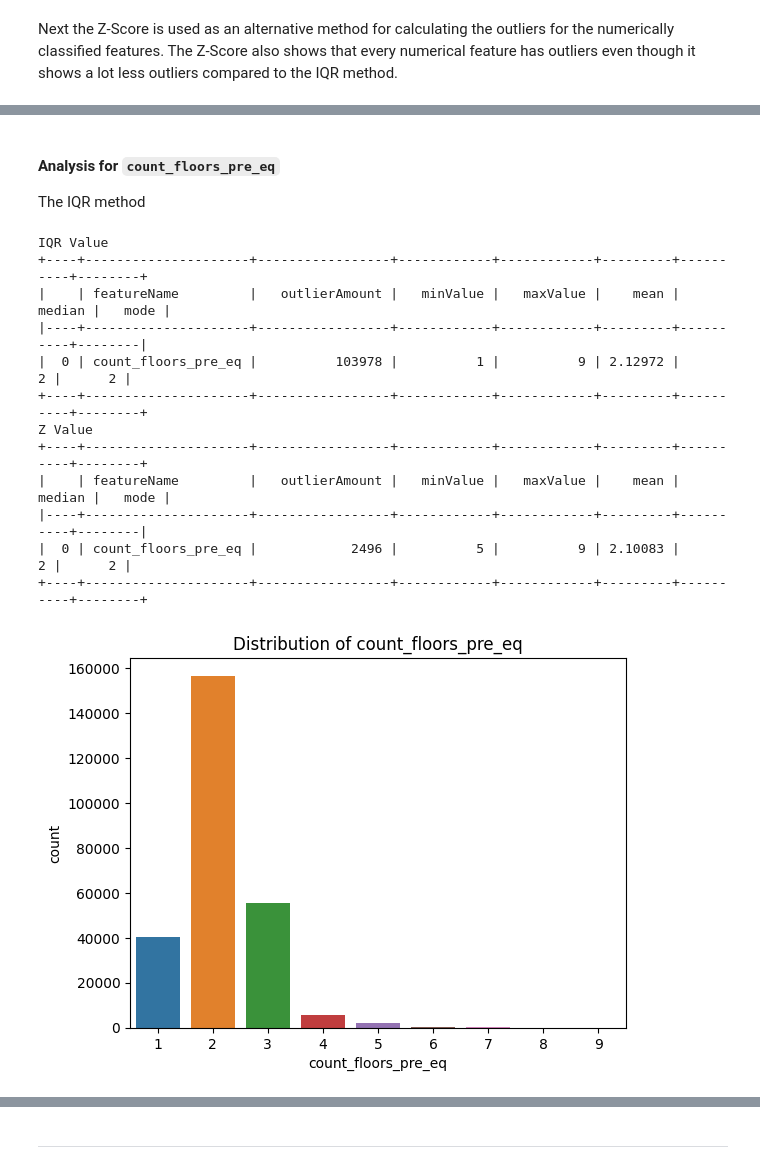
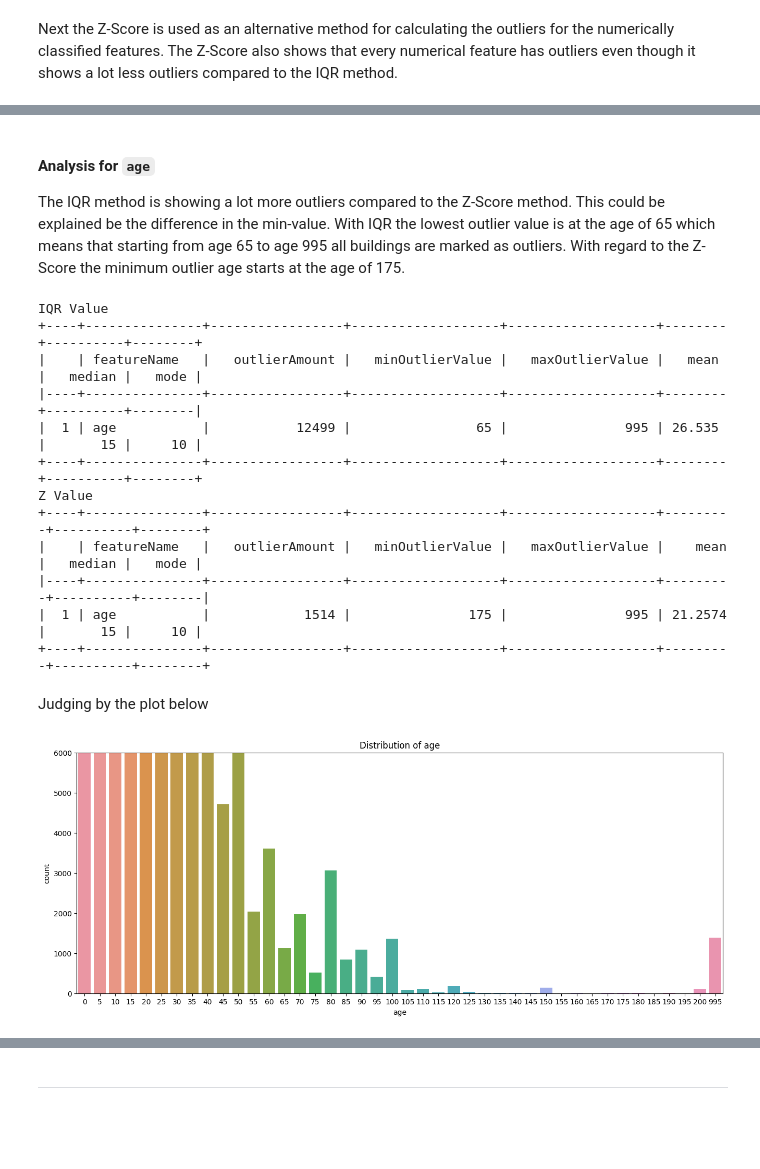
Before and after one commit to Sidies/-2015_Gorkha_earthquake_damage_prediction, a Jupyter notebook: notebooks/1.0-tyrell-data-cleaning.ipynb, the cells around one changed output, grey strips where cells are left out. Cells and saved outputs as stored; diff of their text form; code cells hidden in the pictures; blank space fills up the shorter version.

Commit message:
added further data cleaning analysis

```diff
--- a/notebooks/1.0-tyrell-data-cleaning.ipynb
+++ b/notebooks/1.0-tyrell-data-cleaning.ipynb
@@ -120,3 +133,6 @@ numerical_columns = [
+# %%
+categorical_columns.remove('building_id')
+train_df = train_df.drop('building_id', axis=1)
 # %% [markdown]
 ## Finding Outliers in the dataset
 ---
@@ -205,9 +221,9 @@ print(tabulate(outlier_Z__df, headers='keys', tablefmt='psql'))
-# %% [markdown]
-#### Analysis for `count_floors_pre_eq`
-The IQR method
+# %% [markdown]
+#### Analysis for `age`
+The IQR method is showing a lot more outliers compared to the Z-Score method. This could be explained be the difference in the min-value. With IQR the lowest outlier value is at the age of 65 which means that starting from age 65 to age 995 all buildings are marked as outliers. With regard to the Z-Score the minimum outlier age starts at the age of 175.
 # %%
-fromIQR_df = outlier_IQR_df[outlier_IQR_df['featureName'] == 'count_floors_pre_eq']
-fromZ_df = outlier_Z__df[outlier_Z__df['featureName'] == 'count_floors_pre_eq']
+fromIQR_df = outlier_IQR_df[outlier_IQR_df['featureName'] == 'age']
+fromZ_df = outlier_Z__df[outlier_Z__df['featureName'] == 'age']
 
 print('IQR Value')
 print(tabulate(fromIQR_df, headers='keys', tablefmt='psql'))
@@ -215,22 +231,27 @@ print('Z Value')
 print(tabulate(fromZ_df, headers='keys', tablefmt='psql'))
 # %% [output]
 IQR Value
-+----+---------------------+-----------------+------------+------------+---------+----------+--------+
-|    | featureName         |   outlierAmount |   minValue |   maxValue |    mean |   median |   mode |
-|----+---------------------+-----------------+------------+------------+---------+----------+--------|
-|  0 | count_floors_pre_eq |          103978 |          1 |          9 | 2.12972 |        2 |      2 |
-+----+---------------------+-----------------+------------+------------+---------+----------+--------+
++----+---------------+-----------------+-------------------+-------------------+--------+----------+--------+
+|    | featureName   |   outlierAmount |   minOutlierValue |   maxOutlierValue |   mean |   median |   mode |
+|----+---------------+-----------------+-------------------+-------------------+--------+----------+--------|
+|  1 | age           |           12499 |                65 |               995 | 26.535 |       15 |     10 |
++----+---------------+-----------------+-------------------+-------------------+--------+----------+--------+
 Z Value
-+----+---------------------+-----------------+------------+------------+---------+----------+--------+
-|    | featureName         |   outlierAmount |   minValue |   maxValue |    mean |   median |   mode |
-|----+---------------------+-----------------+------------+------------+---------+----------+--------|
-|  0 | count_floors_pre_eq |            2496 |          5 |          9 | 2.10083 |        2 |      2 |
-+----+---------------------+-----------------+------------+------------+---------+----------+--------+
++----+---------------+-----------------+-------------------+-------------------+---------+----------+--------+
+|    | featureName   |   outlierAmount |   minOutlierValue |   maxOutlierValue |    mean |   median |   mode |
+|----+---------------+-----------------+-------------------+-------------------+---------+----------+--------|
+|  1 | age           |            1514 |               175 |               995 | 21.2574 |       15 |     10 |
++----+---------------+-----------------+-------------------+-------------------+---------+----------+--------+
+# %% [markdown]
+Judging by the plot below
 # %%
 # Plotting the distribution
-sns.countplot(data=train_df, x='count_floors_pre_eq')
-plt.title("Distribution of count_floors_pre_eq")
-plt.savefig('../reports/figures/count_floors_pre_eq_distribution.svg')
+plt.figure(figsize=(16,6))
+sns.countplot(data=train_df, x='age')
+plt.title("Distribution of age")
+# set the x and y limits
+plt.ylim(0, 6000)
+plt.savefig('../reports/figures/age_distribution.svg')
 plt.show()
 # %% [output]
-[figure, old version]
+[figure, new version]
```
Also changed, not shown: parts of 18 cells of this notebook, 5 other files.
